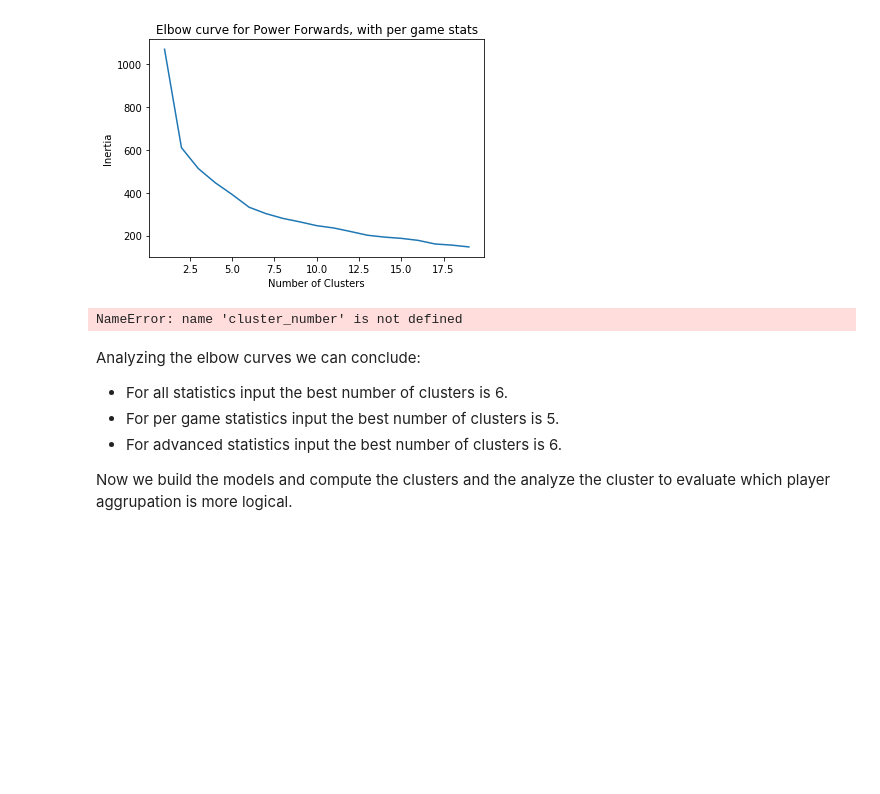
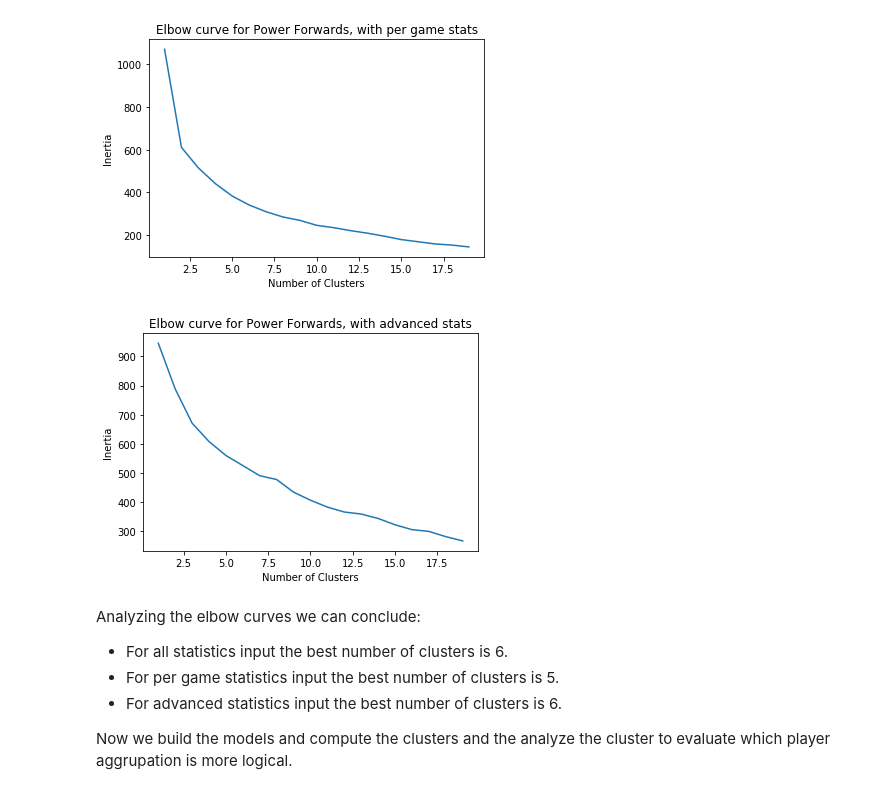
Before and after one commit to JoseRuizCasado/NBAPlayersClustering, a Jupyter notebook: PFClustering.ipynb, the cells around one changed output. Drawn from its saved outputs; the diff is of its cells as text; code cells hidden in the pictures; blank space fills up the shorter version.

Commit message:
Centers clustering fixed.

```diff
--- a/PFClustering.ipynb
+++ b/PFClustering.ipynb
@@ -68,29 +68,29 @@ plt.show()
 # %%
 X_advanced_unscaled = power_forwards_data.copy()
 X_advanced_unscaled = X_advanced_unscaled.drop(['player_id', 'first_name', 'last_name', 'played_minutes_per_game',
                                                 'scored_points_per_game', 'field_goals_made_per_game',
                                                 'field_goals_miss_per_game', 'field_goals_attempts_per_game',
                                                 'three_points_field_goals_made_per_game',
                                                 'three_points_field_goals_attempts_per_game',
                                                 'free_throws_made_per_game', 'free_throws_miss_per_game',
                                                 'free_throws_attempts_per_game', 'assists_per_game',
                                                 'offensive_rebounds_per_game', 'defensive_rebounds_per_game',
                                                 'steals_per_game', 'blocks_per_game', 'turnovers_per_game',
                                                 'personal_fouls_per_game'], 1)
 scaler_advanced = StandardScaler()
 scaler_advanced.fit(X_advanced_unscaled)
-X_advanced = scaler_advanced.tranpform(X_advanced_unscaled)
+X_advanced = scaler_advanced.transform(X_advanced_unscaled)
 
 pf_kmeans_models_advanced = [KMeans(n_clusters=i) for i in cluster_number]
 pf_inertia_advanced = [pf_kmeans_models_advanced[i].fit(X_advanced).inertia_ for i in range(len(pf_kmeans_models_advanced))]
 plt.plot(cluster_number, pf_inertia_advanced)
 plt.xlabel('Number of Clusters')
 plt.ylabel('Inertia')
 plt.title('Elbow curve for Power Forwards, with advanced stats')
 plt.savefig('Figures/PF/kmeans-advanced.png')
 plt.show()
 # %% [output]
-NameError: name 'cluster_number' is not defined
+[figure, added]
 # %% [markdown]
 Analyzing the elbow curves we can conclude:
 * For all statistics input the best number of clusters is 6.
```
Also changed, not shown: parts of 5 cells of this notebook, 31 other files.
